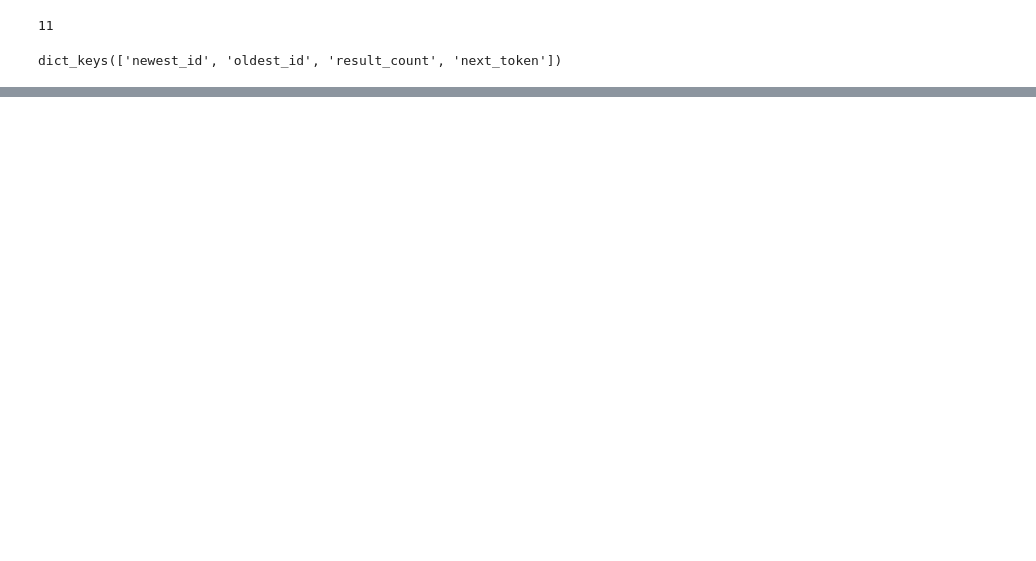
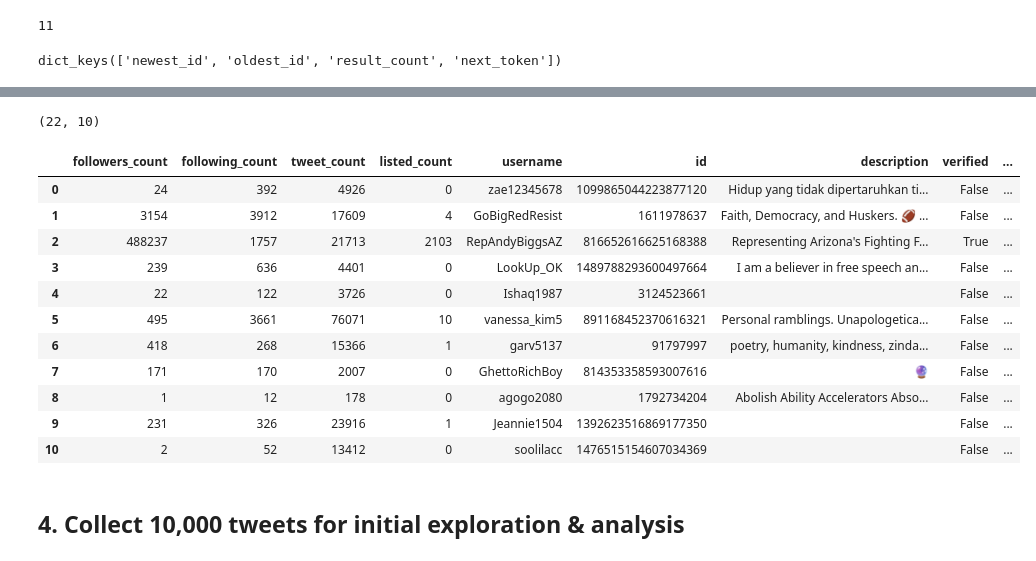
Before and after one commit to sabinagio/what-s-the-matter, a Jupyter notebook: twitter_api_data_collection.ipynb, the cells around one changed output, grey strips where cells are left out. Drawn from its saved outputs; the diff is of its cells as text; code cells hidden in the pictures; blank space fills up the shorter version.

```diff
--- a/twitter_api_data_collection.ipynb
+++ b/twitter_api_data_collection.ipynb
@@ -242,3 +258,2 @@ tweet_data
 # %%
-user_data = extract_data(json_response, data_type="user")
-user_data
+users_data = extract_data(json_response, users_data, data_type="user")
@@ -347,0 +260,21 @@ print("Total number of results: ", total_tweets)
+# %%
+users_data.shape
+# %% [output]
+(22, 10)
+# %%
+users_data
+# %% [output]
+|  | followers_count | following_count | tweet_count | listed_count | username | id | description | verified | ... |
+| 0 | 24 | 392 | 4926 | 0 | zae12345678 | 1099865044223877120 | Hidup yang tidak dipertaruhkan ti... | False | ... |
+| 1 | 3154 | 3912 | 17609 | 4 | GoBigRedResist | 1611978637 | Faith, Democracy, and Huskers. 🏈 ... | False | ... |
+| 2 | 488237 | 1757 | 21713 | 2103 | RepAndyBiggsAZ | 816652616625168388 | Representing Arizona's Fighting F... | True | ... |
+| 3 | 239 | 636 | 4401 | 0 | LookUp_OK | 1489788293600497664 | I am a believer in free speech an... | False | ... |
+| 4 | 22 | 122 | 3726 | 0 | Ishaq1987 | 3124523661 |  | False | ... |
+| 5 | 495 | 3661 | 76071 | 10 | vanessa_kim5 | 891168452370616321 | Personal ramblings. Unapologetica... | False | ... |
+| 6 | 418 | 268 | 15366 | 1 | garv5137 | 91797997 | poetry, humanity, kindness, zinda... | False | ... |
+| 7 | 171 | 170 | 2007 | 0 | GhettoRichBoy | 814353358593007616 | 🔮 | False | ... |
+| 8 | 1 | 12 | 178 | 0 | agogo2080 | 1792734204 | Abolish Ability Accelerators Abso... | False | ... |
+| 9 | 231 | 326 | 23916 | 1 | Jeannie1504 | 1392623516869177350 |  | False | ... |
+| 10 | 2 | 52 | 13412 | 0 | soolilacc | 1476515154607034369 |  | False | ... |
+# %% [markdown]
+## 4. Collect 10,000 tweets for initial exploration & analysis
```
Also changed, not shown: parts of 32 cells of this notebook.
